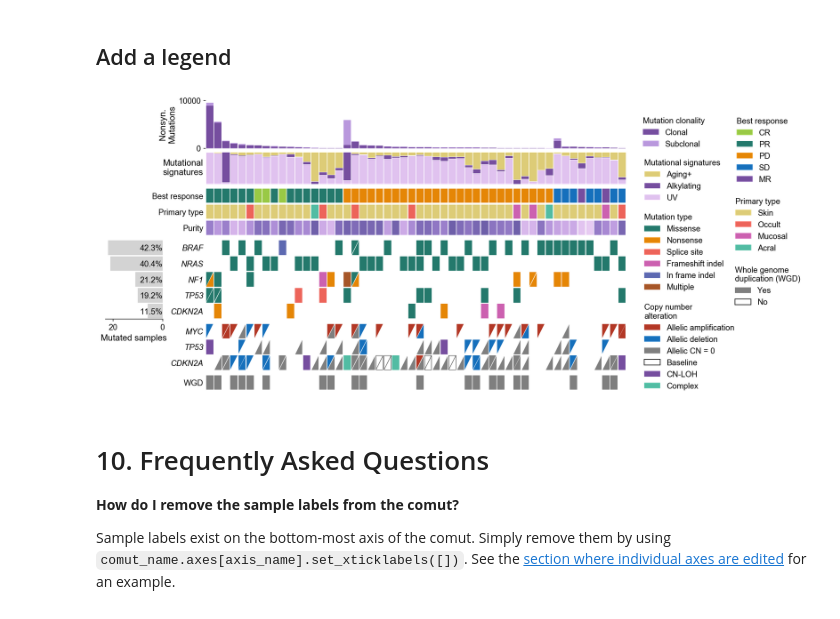
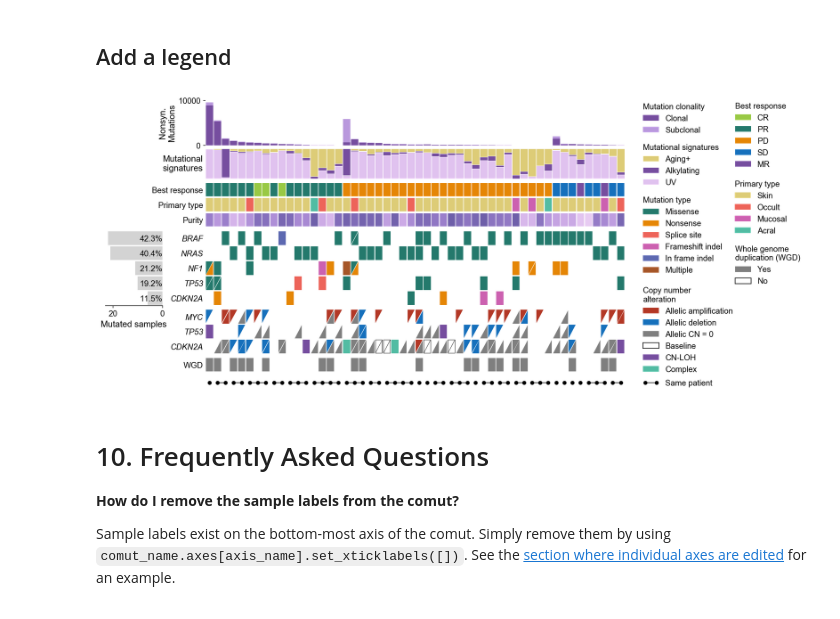
Before and after one commit to vanallenlab/comut, a Jupyter notebook: examples/documentation.ipynb, the cells around one changed output. Saved outputs shown, nothing was run; the diff lists cells and outputs as text; code cells hidden in the pictures.

```diff
--- a/examples/documentation.ipynb
+++ b/examples/documentation.ipynb
@@ -735,3 +748,10 @@ mut_burden_df = pd.read_csv('tutorial_data/melanoma_example/mutational_burden.ts
 
 # calculate side bar data from mutation data
 mut_freqs = pd.read_csv('tutorial_data/melanoma_example/mutation_frequency.tsv', sep = '\t')
+# %%
+# create toy indicator data
+np.random.seed(2)
+indicators = sorted(np.random.choice(range(30), size = 52))
+indicator_df = mut_burden_df[['sample']].copy()
+indicator_df['group'] = indicators
+indicator_df.head()
@@ -753,7 +780,7 @@ clinical_data['resp_idx'] = clinical_data['BR'].apply(lambda x: resp_idx_mapping
 clinical_data = clinical_data.sort_values(by = ['resp_idx', 'total_burden'], ascending = [False, False])
 
 # the resulting sample column is our sample order
-sample_order = clinical_data['sample']
+sample_order = list(clinical_data['sample'])
 # %% [markdown]
 <a id="mel_mapping"></a>
 ## Define mappings and `add_xxx_data` arguments
@@ -762,6 +789,8 @@ balance_6 = palettable.cmocean.diverging.Balance_6.mpl_colors
 safe_10 = palettable.cartocolors.qualitative.Safe_10.mpl_colors
 vivid_10 = palettable.cartocolors.qualitative.Vivid_10.mpl_colors
 purp_7 = palettable.cartocolors.sequential.Purp_7.mpl_colormap
+
+indicator_kwargs = {'color': 'black', 'marker': 'o', 'linewidth': 1, 'markersize': 5}
 
 wgd_mapping = {'Yes': {'facecolor': 'black', 'alpha': 0.5}, 'No': 'white'}
 
@@ -794,6 +823,9 @@ melanoma_comut = comut.CoMut()
 
 # define order of comut BEFORE any data is added
 melanoma_comut.samples = sample_order
+
+# add sample indicators
+melanoma_comut.add_sample_indicators(indicator_df, name = 'Same patient', plot_kwargs = indicator_kwargs)
 
 # add wgd, copy number, mutations, purity, primary type, best response, mutational signatures, and mutation burden
 melanoma_comut.add_categorical_data(wgd_df, name='WGD', mapping = wgd_mapping)
@@ -896,37 +929,40 @@ melanoma_comut.figure
 ## Add a legend
 # %%
 # make a legend for each axis
-mut_clon_leg = melanoma_comut.add_axis_legend('Mutation clonality', bbox_to_anchor = (1.203 ,0.8), frameon = False, title = 'Mutation clonality')
-mut_sig_leg = melanoma_comut.add_axis_legend('Mutational signatures', bbox_to_anchor = (1.025,1), frameon = False, title = 'Mutational signatures')
+mut_clon_leg = melanoma_comut.add_axis_legend('Mutation clonality', bbox_to_anchor = (1.2065 ,1.1), frameon = False, title = 'Mutation clonality')
+mut_sig_leg = melanoma_comut.add_axis_legend('Mutational signatures', bbox_to_anchor = (1.025,1.4), frameon = False, title = 'Mutational signatures')
 
 # set order for primary type
 primary_leg_order = ['Skin', 'Occult', 'Mucosal', 'Acral']
-primary_leg = melanoma_comut.add_axis_legend('Primary type', bbox_to_anchor = (1.40, 1.82), frameon = False,
+primary_leg = melanoma_comut.add_axis_legend('Primary type', bbox_to_anchor = (1.4025, 2.59), frameon = False,
                                              title = 'Primary type', order = primary_leg_order)
 
 # set order for response legend
 resp_order = ['CR', 'PR', 'PD', 'SD', 'MR']
-response_leg = melanoma_comut.add_axis_legend('Best response', bbox_to_anchor = (1.40, 5.87), frameon = False, order = resp_order,
+response_leg = melanoma_comut.add_axis_legend('Best response', bbox_to_anchor = (1.40, 6.79), frameon = False, order = resp_order,
                                               title = 'Best response')
 
 # set order for mutation legend
 mut_leg_order = ['Missense', 'Nonsense', 'Splice site', 'Frameshift indel', 'In frame indel']
-mut_leg = melanoma_comut.add_axis_legend('Mutation type', bbox_to_anchor = (1.025, 1.41), frameon = False,
+mut_leg = melanoma_comut.add_axis_legend('Mutation type', bbox_to_anchor = (1.025, 1.542), frameon = False,
                                          title = 'Mutation type', order = mut_leg_order)
 
 # set order for cna legend
 cna_leg_order = ['Allelic amplification', 'Allelic deletion', 'Allelic CN = 0', 'Baseline', 'CN-LOH', 'Complex']
-cna_leg = melanoma_comut.add_axis_legend('Copy number alteration', bbox_to_anchor = (1.025, 1.55), frameon = False, title = 'Copy number\nalteration',
+cna_leg = melanoma_comut.add_axis_legend('Copy number alteration', bbox_to_anchor = (1.025, 1.64), frameon = False, title = 'Copy number\nalteration',
                                         border_white = ['Baseline'], rename = {'aCN = 0': 'Allelic CN = 0'}, order = cna_leg_order)
 
 # add whole genome doubling legend
-wgd_leg = melanoma_comut.add_axis_legend('WGD', bbox_to_anchor = (1.43, 8.2), frameon = False, title = 'Whole genome\nduplication (WGD)',
+wgd_leg = melanoma_comut.add_axis_legend('WGD', bbox_to_anchor = (1.434, 8.88), frameon = False, title = 'Whole genome\nduplication (WGD)',
                                          border_white = ['No'], order = ['Yes', 'No'])
 
-melanoma_comut.figure.savefig('images/melanoma_comut.svg', bbox_inches = 'tight')
+# add indicator legend
+wgd_leg = melanoma_comut.add_axis_legend('Same patient', bbox_to_anchor = (1.025, 1.2), frameon = False, numpoints = 2)
+
+melanoma_comut.figure.savefig('images/melanoma_comut.svg', bbox_inches = 'tight', dpi = 1200)
 melanoma_comut.figure
 # %% [output]
-[figure, old version]
+[figure, new version]
 # %% [markdown]
 <a id="faq"></a>
 # 10. Frequently Asked Questions
```
Also changed, not shown: parts of 20 cells of this notebook, 4 other files.
